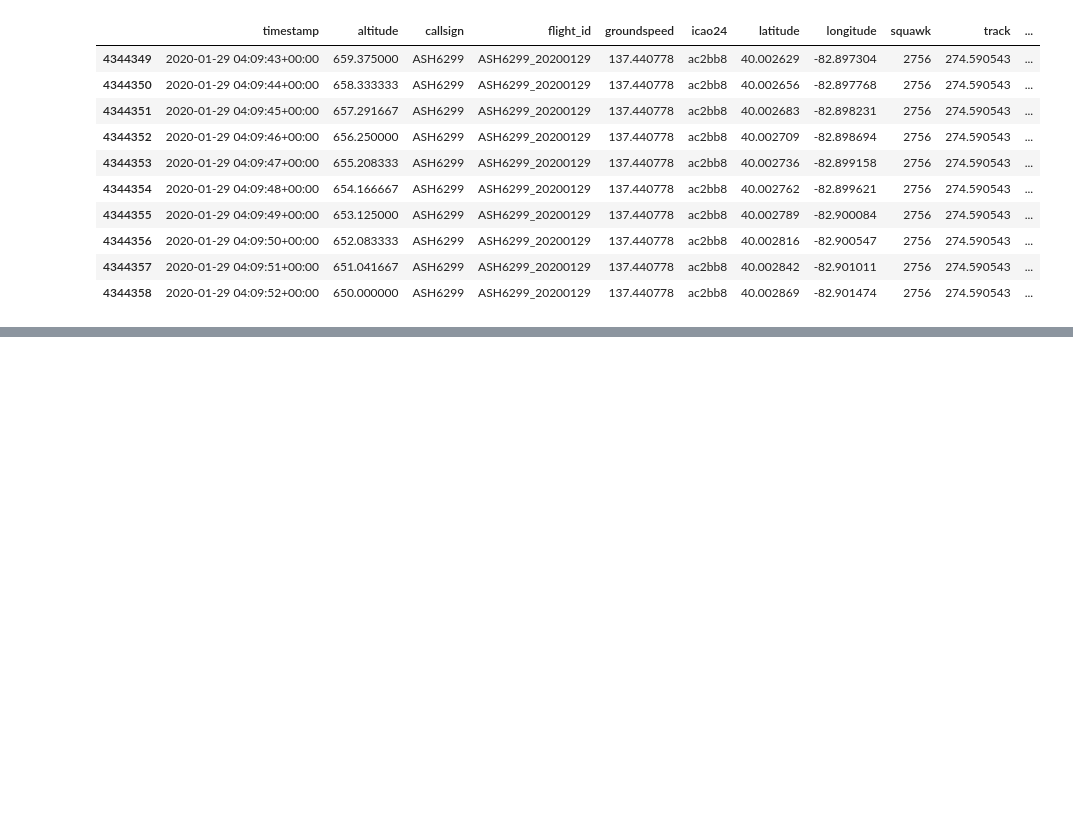
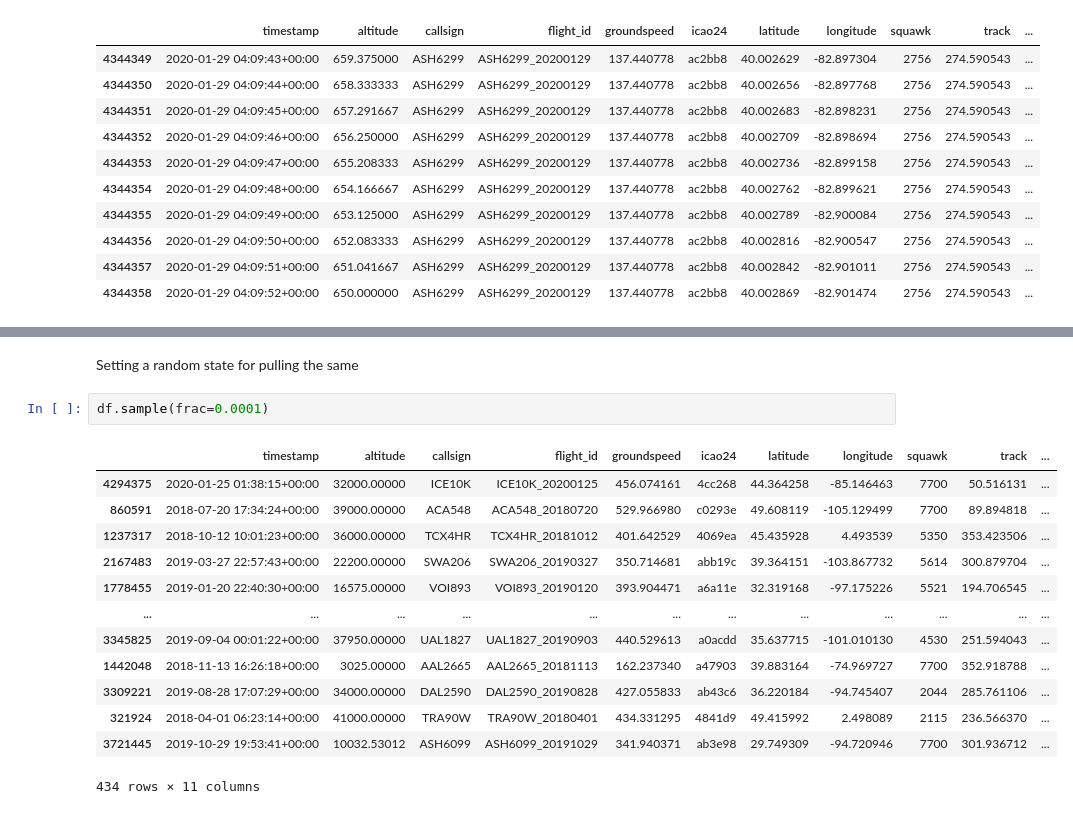
Before and after one commit to kachraz/ytlpda, a Jupyter notebook: KAG/ytleapan.ipynb, the cells around one changed output, grey strips where cells are left out. Drawn from its saved outputs; the diff is of its cells as text; blank space fills up the shorter version.

```diff
--- a/KAG/ytleapan.ipynb
+++ b/KAG/ytleapan.ipynb
@@ -127,0 +203,18 @@ df2.tail(10)
+# %% [markdown]
+Setting a random state for pulling the same
+# %%
+df.sample(frac=0.0001)
+# %% [output]
+|  | timestamp | altitude | callsign | flight_id | groundspeed | icao24 | latitude | longitude | squawk | track | ... |
+| 4294375 | 2020-01-25 01:38:15+00:00 | 32000.00000 | ICE10K | ICE10K_20200125 | 456.074161 | 4cc268 | 44.364258 | -85.146463 | 7700 | 50.516131 | ... |
+| 860591 | 2018-07-20 17:34:24+00:00 | 39000.00000 | ACA548 | ACA548_20180720 | 529.966980 | c0293e | 49.608119 | -105.129499 | 7700 | 89.894818 | ... |
+| 1237317 | 2018-10-12 10:01:23+00:00 | 36000.00000 | TCX4HR | TCX4HR_20181012 | 401.642529 | 4069ea | 45.435928 | 4.493539 | 5350 | 353.423506 | ... |
+| 2167483 | 2019-03-27 22:57:43+00:00 | 22200.00000 | SWA206 | SWA206_20190327 | 350.714681 | abb19c | 39.364151 | -103.867732 | 5614 | 300.879704 | ... |
+| 1778455 | 2019-01-20 22:40:30+00:00 | 16575.00000 | VOI893 | VOI893_20190120 | 393.904471 | a6a11e | 32.319168 | -97.175226 | 5521 | 194.706545 | ... |
+| ... | ... | ... | ... | ... | ... | ... | ... | ... | ... | ... | ... |
+| 3345825 | 2019-09-04 00:01:22+00:00 | 37950.00000 | UAL1827 | UAL1827_20190903 | 440.529613 | a0acdd | 35.637715 | -101.010130 | 4530 | 251.594043 | ... |
+| 1442048 | 2018-11-13 16:26:18+00:00 | 3025.00000 | AAL2665 | AAL2665_20181113 | 162.237340 | a47903 | 39.883164 | -74.969727 | 7700 | 352.918788 | ... |
+| 3309221 | 2019-08-28 17:07:29+00:00 | 34000.00000 | DAL2590 | DAL2590_20190828 | 427.055833 | ab43c6 | 36.220184 | -94.745407 | 2044 | 285.761106 | ... |
+| 321924 | 2018-04-01 06:23:14+00:00 | 41000.00000 | TRA90W | TRA90W_20180401 | 434.331295 | 4841d9 | 49.415992 | 2.498089 | 2115 | 236.566370 | ... |
+| 3721445 | 2019-10-29 19:53:41+00:00 | 10032.53012 | ASH6099 | ASH6099_20191029 | 341.940371 | ab3e98 | 29.749309 | -94.720946 | 7700 | 301.936712 | ... |
+434 rows × 11 columns
```
Also changed, not shown: parts of 19 cells of this notebook.
